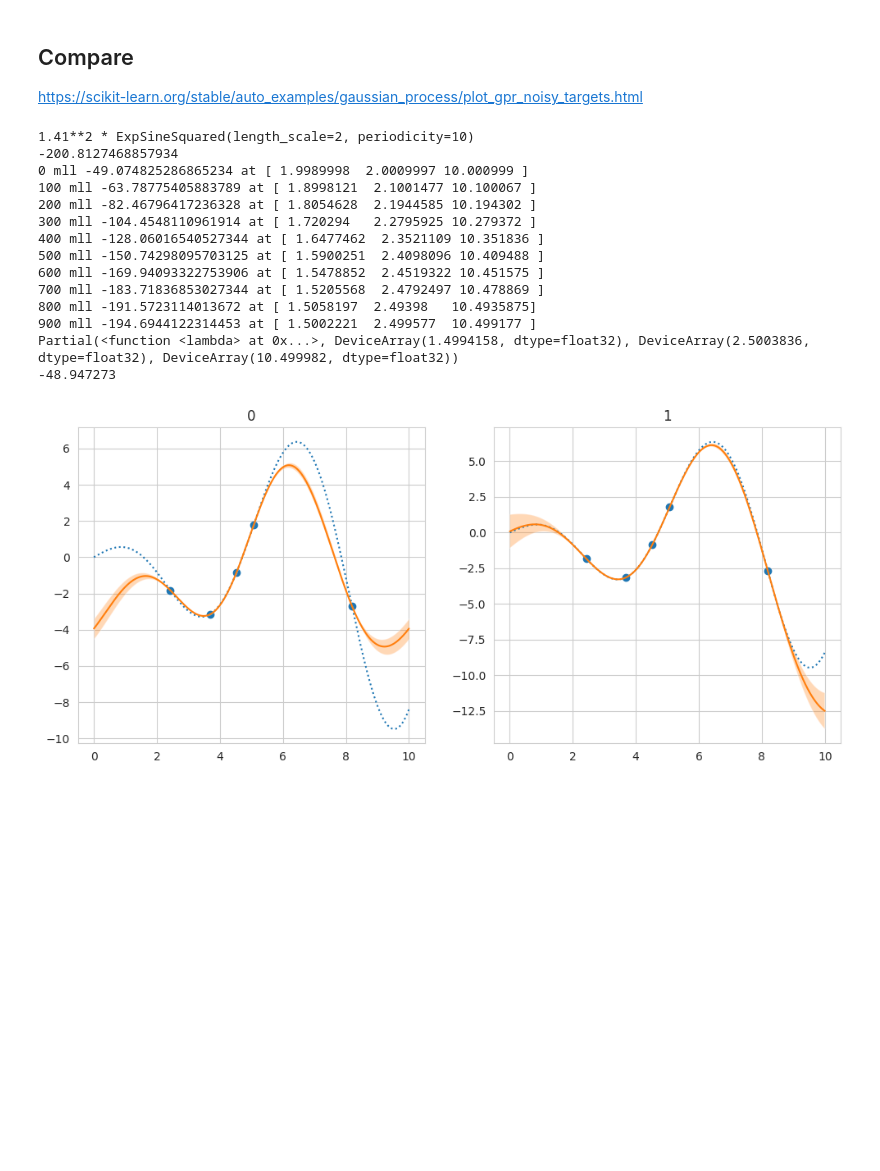
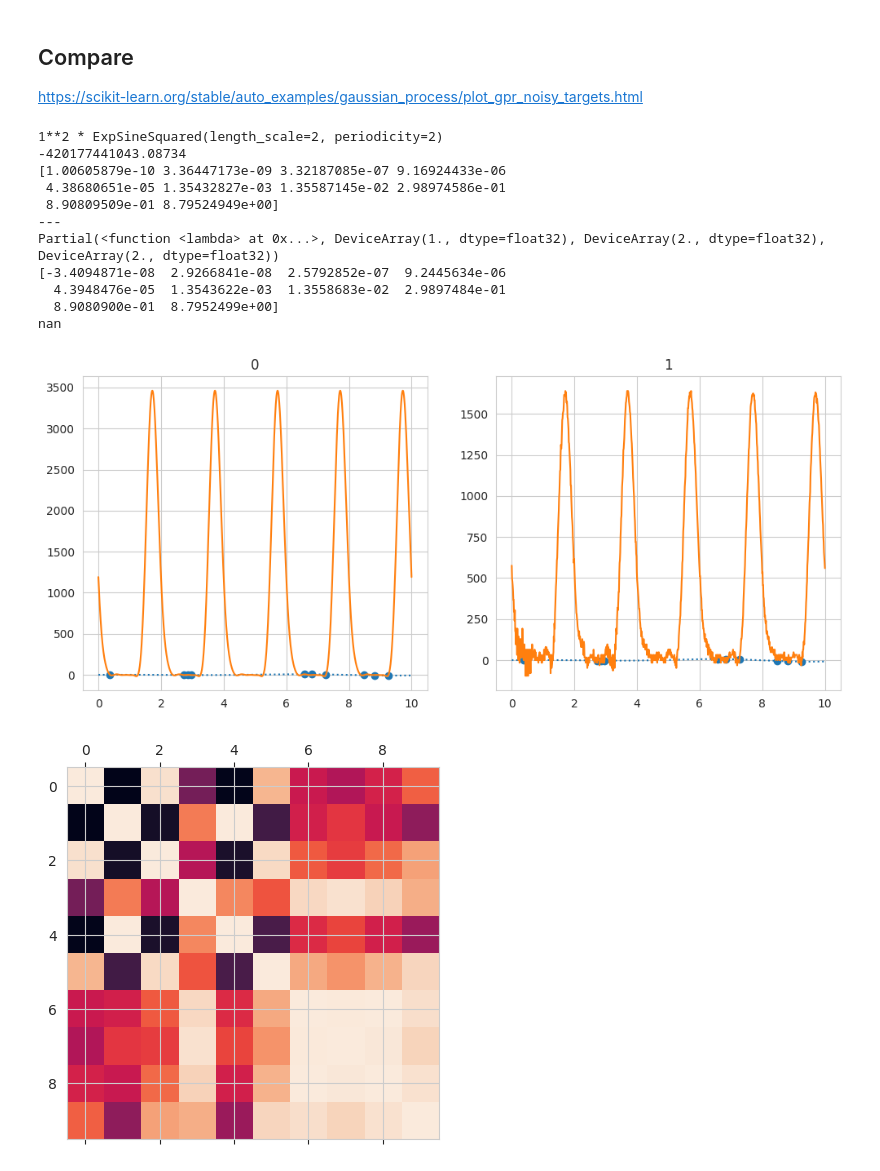
Before and after one commit to ItsNiklas/sparse-gaussian-processes, a Jupyter notebook: GP.ipynb, the cells around one changed output. Drawn from its saved outputs; the diff is of its cells as text; code cells hidden in the pictures; blank space fills up the shorter version.

Commit message:
Updates, GPJax import

```diff
--- a/GP.ipynb
+++ b/GP.ipynb
@@ -207,61 +204,78 @@ import matplotlib.pyplot as plt
 from sklearn.gaussian_process import GaussianProcessRegressor
 from sklearn.gaussian_process.kernels import ExpSineSquared
 
-X = np.linspace(start=0, stop=10, num=1_000).reshape(-1, 1)
-y = np.squeeze(X * np.cos(X))
+X_true = np.linspace(start=0, stop=10, num=1_000).reshape(-1, 1)
+y_true = np.squeeze(X_true * np.cos(X_true))
 
-rng = np.random.RandomState(1)
-training_indices = rng.choice(np.arange(y.size), size=5, replace=False)
-X_train, y_train = X[training_indices], y[training_indices]
+rng = np.random.RandomState(2)
+training_indices = rng.choice(np.arange(y_true.size), size=10, replace=False)
+X_train, y_train = X_true[training_indices], y_true[training_indices]
 
 # RBF parameters
+s = 1
 l = 2
-s = 2
-p = 10
+p = 2
 # %%
+import scipy
+
 fig, axs = plt.subplots(1, 2, figsize=(12, 5))
 
 for i, ax in enumerate(axs.flatten()):
     if i == 0:
         kernel = s * ExpSineSquared(l, p)
         gaussian_process = GaussianProcessRegressor(
             kernel=kernel, alpha=1e-10, n_restarts_optimizer=9, optimizer=None
         )
         gaussian_process.fit(X_train, y_train)
         print(gaussian_process.kernel_)
         print(gaussian_process.log_marginal_likelihood_value_)
+
+        L = gaussian_process.L_
+        K1 = L @ L.T
+        plt.matshow(K1)
+        scipy.linalg.cholesky(K1, True)
+        print(scipy.linalg.eigvalsh(K1))
+
+        print('---')
     else:
-        kernel = lambda s, l, p, x, y: RBFKernel(s, l, x, y) + ExpSineSquaredKernel(s, l, p, x, y)
+        kernel = lambda s, l, p, x, y: ExpSineSquaredKernel(s, l, p, x, y)
         gaussian_process = GPR(X_train, y_train, kernel, jnp.array([s, l, p], dtype=float))
-        gaussian_process.fit()
+        K = cov_matrix(gaussian_process.data_x, gaussian_process.data_x,
+                       Partial(gaussian_process.kernel_, *gaussian_process.params))
+
+        K2 = K.at[jnp.diag_indices_from(K)].add(1e-10)
+        plt.matshow(K2)
+        c = plt.matshow(K1 - K2)
+        plt.gcf().colorbar(c)
+        #scipy.linalg.cholesky(K2, True)
+
+        #gaussian_process.fit()
         print(gaussian_process.covariance_function)
         print(gaussian_process.get_log_likelihood())
 
-    mean_prediction, std_prediction = gaussian_process.predict(X, return_std=True)
-    ax.plot(X, y, label=r"$f(x) = x \sin(x)$", linestyle="dotted")
+    mean_prediction, std_prediction = gaussian_process.predict(X_true, return_std=True)
+    ax.plot(X_true, y_true, label=r"$f(x) = x \sin(x)$", linestyle="dotted")
     ax.scatter(X_train, y_train, label="Observations")
-    ax.plot(X, mean_prediction, label="Mean prediction")
+    ax.plot(X_true, mean_prediction, label="Mean prediction")
     ax.fill_between(
-        X.ravel(),
+        X_true.ravel(),
         mean_prediction - 1.96 * std_prediction,
         mean_prediction + 1.96 * std_prediction,
         alpha=0.3,
     )
     ax.set_title(i)
 plt.show()
 # %% [output]
-1.41**2 * ExpSineSquared(length_scale=2, periodicity=10)
--200.8127468857934
-0 mll -49.074825286865234 at [ 1.9989998  2.0009997 10.000999 ]
-100 mll -63.78775405883789 at [ 1.8998121  2.1001477 10.100067 ]
-200 mll -82.46796417236328 at [ 1.8054628  2.1944585 10.194302 ]
-300 mll -104.4548110961914 at [ 1.720294   2.2795925 10.279372 ]
-400 mll -128.06016540527344 at [ 1.6477462  2.3521109 10.351836 ]
-500 mll -150.74298095703125 at [ 1.5900251  2.4098096 10.409488 ]
-600 mll -169.94093322753906 at [ 1.5478852  2.4519322 10.451575 ]
-700 mll -183.71836853027344 at [ 1.5205568  2.4792497 10.478869 ]
-800 mll -191.5723114013672 at [ 1.5058197  2.49398   10.4935875]
-900 mll -194.6944122314453 at [ 1.5002221  2.499577  10.499177 ]
-Partial(<function <lambda> at 0x...>, DeviceArray(1.4994158, dtype=float32), DeviceArray(2.5003836, dtype=float32), DeviceArray(10.499982, dtype=float32))
--48.947273
+1**2 * ExpSineSquared(length_scale=2, periodicity=2)
+-420177441043.08734
+[1.00605879e-10 3.36447173e-09 3.32187085e-07 9.16924433e-06
+ 4.38680651e-05 1.35432827e-03 1.35587145e-02 2.98974586e-01
+ 8.90809509e-01 8.79524949e+00]
+---
+Partial(<function <lambda> at 0x...>, DeviceArray(1., dtype=float32), DeviceArray(2., dtype=float32), DeviceArray(2., dtype=float32))
+[-3.4094871e-08  2.9266841e-08  2.5792852e-07  9.2445634e-06
+  4.3948476e-05  1.3543622e-03  1.3558683e-02  2.9897484e-01
+  8.9080900e-01  8.7952499e+00]
+nan
-[figure, old version]
+[figure, new version]
+[figure, added]
```
Also changed, not shown: parts of 2 cells of this notebook, 22 other files.
